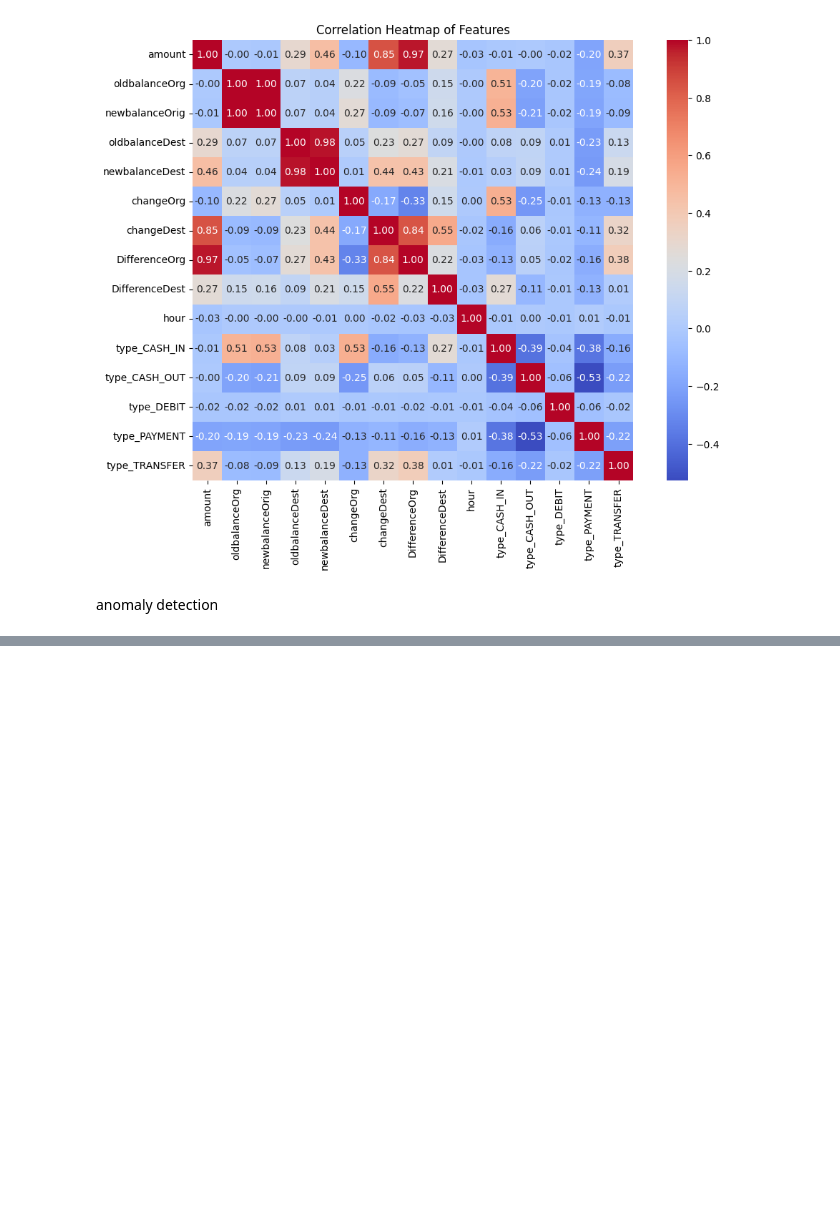
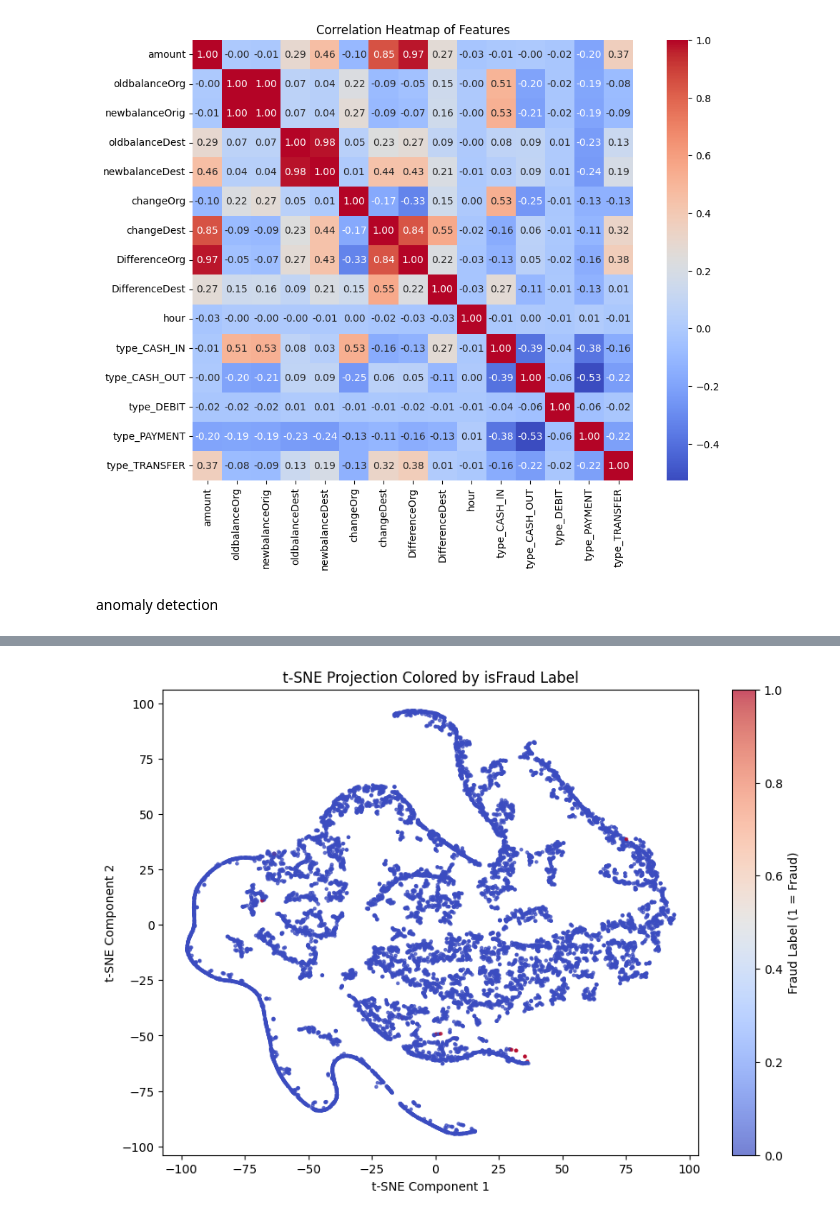
Before and after one commit to DrevnytskaYuliia/anomaly-detection, a Jupyter notebook: Data cleaning.ipynb, the cells around one changed output, grey strips where cells are left out. Saved outputs shown, nothing was run; the diff lists cells and outputs as text; code cells hidden in the pictures; blank space fills up the shorter version.

```diff
--- a/Data cleaning.ipynb
+++ b/Data cleaning.ipynb
@@ -225,0 +291,36 @@ plt.show()
+# %%
+# Set sample size for performance
+sample_size = 10000
+if len(features) > sample_size:
+    subset = features.sample(n=sample_size, random_state=42)
+else:
+    subset = features.copy()
+
+# Add fraud labels from the original transactions
+subset = subset.join(transactions['isFraud'])
+
+# Drop anomaly scores before t-SNE
+X = subset.drop(['iso_score', 'iso_anomaly', 'isFraud'], axis=1)
+
+# Run t-SNE
+tsne = TSNE(n_components=2, random_state=42, perplexity=30)
+X_embedded = tsne.fit_transform(X)
+
+# Plot t-SNE colored by actual fraud labels
+plt.figure(figsize=(10, 7))
+scatter = plt.scatter(
+    X_embedded[:, 0],
+    X_embedded[:, 1],
+    c=subset['isFraud'],
+    cmap='coolwarm',
+    s=5,
+    alpha=0.7
+)
+
+plt.colorbar(scatter, label='Fraud Label (1 = Fraud)')
+plt.title("t-SNE Projection Colored by isFraud Label")
+plt.xlabel("t-SNE Component 1")
+plt.ylabel("t-SNE Component 2")
+plt.show()
+# %% [output]
+[figure, added]
```
Also changed, not shown: parts of 14 cells of this notebook.
